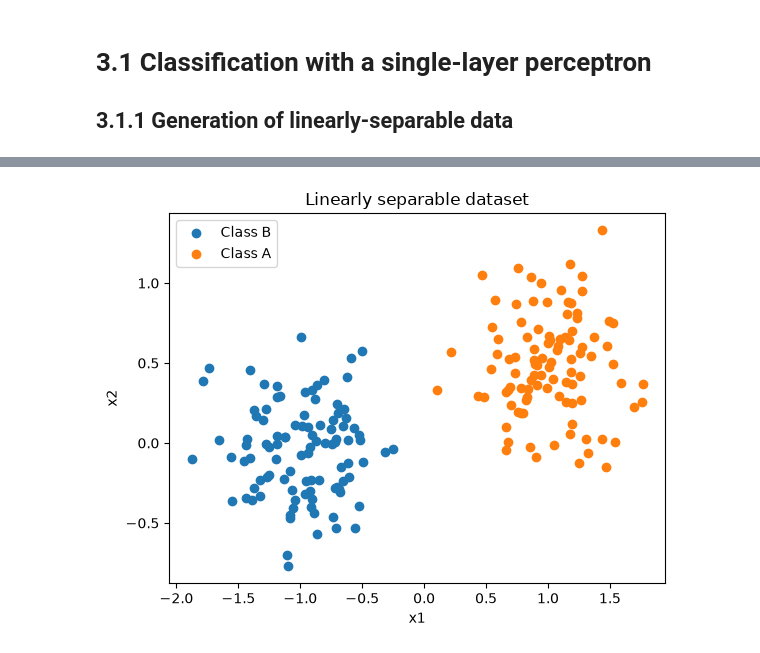
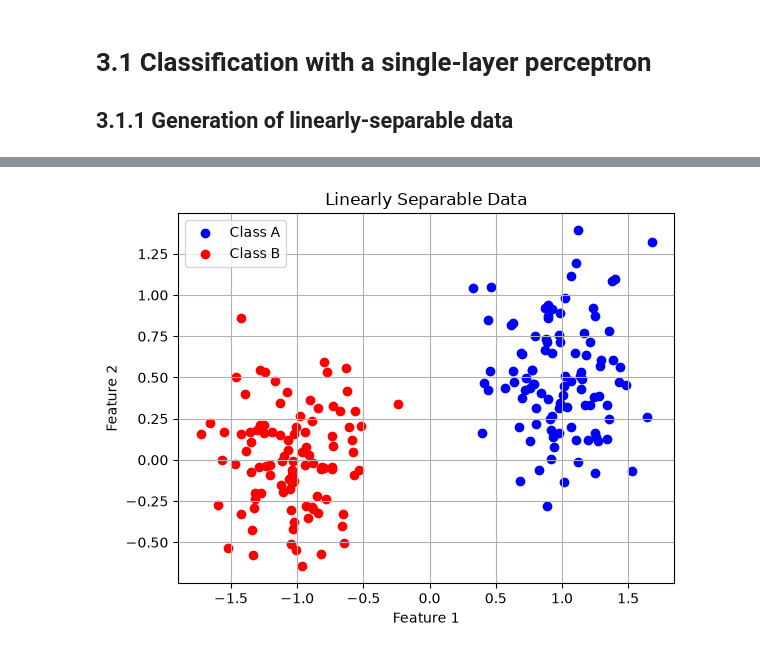
Before and after one commit to liviacardaccia02/Artificial-Neural-Networks-and-Deep-Architectures, a Jupyter notebook: lab1a/lab1a.ipynb, the cells around one changed output, grey strips where cells are left out. Drawn from its saved outputs; the diff is of its cells as text; code cells hidden in the pictures.

```diff
--- a/lab1a/lab1a.ipynb
+++ b/lab1a/lab1a.ipynb
@@ -10,29 +8,7 @@ Matplotlib is building the font cache; this may take a moment.
 # %%
+from data_generation import generate_linearly_separable_data, plot_data, generate_non_linearly_separable_data
 
-n = 100
-mA = np.array([1.0, 0.5])
-mB = np.array([-1.0, 0.0])
-sigmaA = 0.3
-sigmaB = 0.3
-
-classA = np.random.randn(n, 2) * sigmaA + mA
-classB = np.random.randn(n, 2) * sigmaB + mB
-
-X = np.vstack((classA, classB))
-
-
-T = np.hstack((
-    np.ones(n),
-    np.zeros(n)
-))
-
-plt.scatter(X[T == 0, 0], X[T == 0, 1], label="Class B")
-plt.scatter(X[T == 1, 0], X[T == 1, 1], label="Class A")
-
-plt.xlabel("x1")
-plt.ylabel("x2")
-plt.legend()
-plt.title("Linearly separable dataset")
-plt.show()
+X, T = generate_linearly_separable_data()
+plot_data(X, T)
 # %% [output]
-[figure, old version]
+[figure, new version]
```
Also changed, not shown: parts of 2 cells of this notebook, 2 other files.
